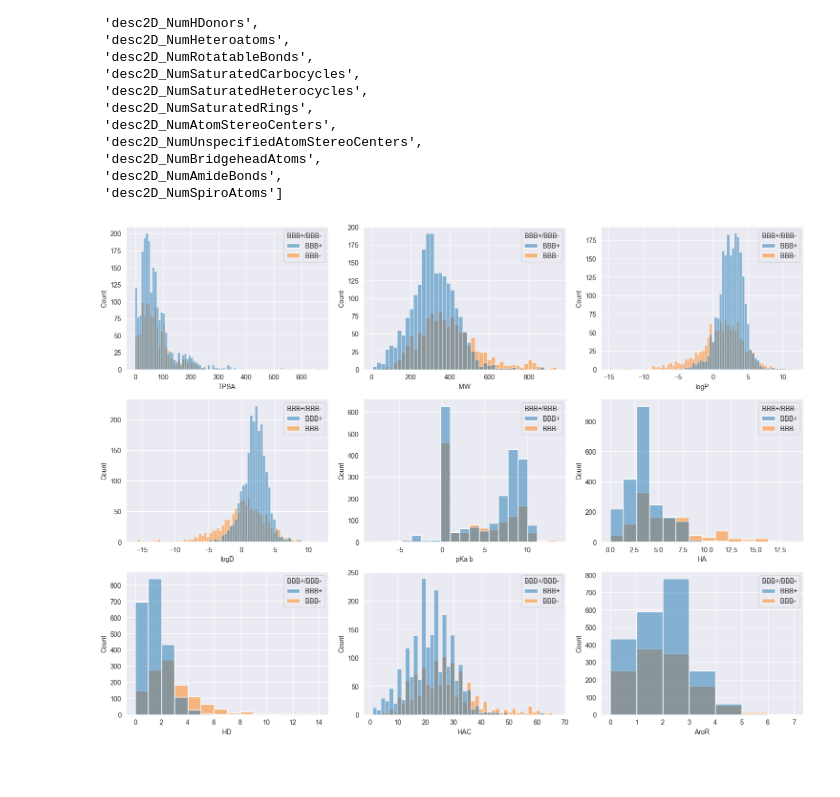
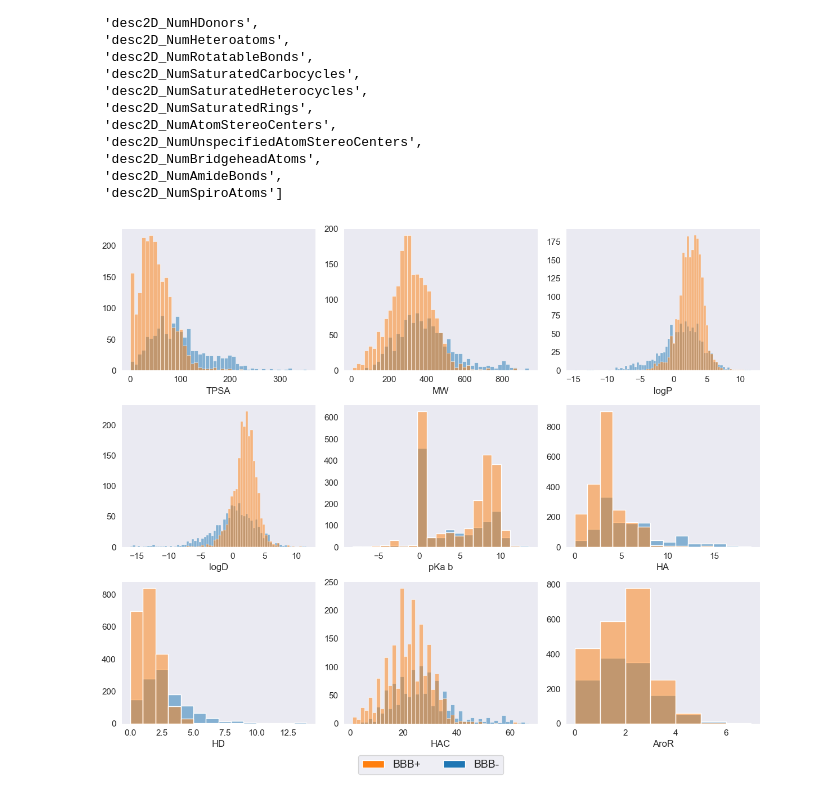
Before and after one commit to ellimilial/cns_db, a Jupyter notebook: b3db_kc/05_exploration.ipynb, the cells around one changed output. Cells and saved outputs as stored; diff of their text form; code cells hidden in the pictures; blank space fills up the shorter version.

```diff
--- a/b3db_kc/05_exploration.ipynb
+++ b/b3db_kc/05_exploration.ipynb
@@ -65,38 +70,62 @@ features_of_interest = [
     #'desc2D_SPS'
 ]
 
 f_rename_dict = {
     'desc2D_TPSA': "TPSA",
     'desc2D_MolWt': "MW",
     'chemaxon_logp': "logP",
     'chemaxon_logd': "logD",
     'chemaxon_pka_b': "pKa b",
     'desc2D_NumHAcceptors': "HA",
     'desc2D_NumHDonors': "HD",
     'desc2D_HeavyAtomCount': "HAC",
     'desc2D_NumAromaticRings': "AroR",
 }
 df_b3db_foi = df_b3db_kc[features_of_interest + ['BBB+/BBB-']].rename(columns=f_rename_dict)
 
 n_cols = 3
 n_rows = len(features_of_interest) // n_cols + (len(features_of_interest) % n_cols > 0)
-
-fig, axes = plt.subplots(n_rows, n_cols, figsize=(15, 11), sharex=False, sharey=False)
+fig, axes = plt.subplots(n_rows, n_cols, figsize=(12, 10), sharex=False, sharey=False)
 
 # Plot each feature's density on a grid
 for i, feature in enumerate(features_of_interest):
     row, col = divmod(i, n_cols)
-    sns.histplot(data=df_b3db_foi, x=f_rename_dict[feature], hue='BBB+/BBB-', fill=True, ax=axes[row, col], bins=  14 if f_rename_dict[feature] in {"HA", "HD"} else 7 if f_rename_dict[feature] == "AroR"  else "auto")
-    #axes[row, col].set_title(f'{feature.split("_", 1)[-1]}')
+    sns.histplot(
+        data=df_b3db_foi, x=f_rename_dict[feature],
+        hue='BBB+/BBB-', fill=True, ax=axes[row, col],
+        bins=14 if f_rename_dict[feature] in {"HA", "HD"} else 7 if f_rename_dict[feature] == "AroR" else "auto",
+        palette={"BBB+": COLOUR_POSITIVE, "BBB-": COLOUR_NEGATIVE},
+        legend=False  # Remove individual legends
+    )
+    # Remove grid from each subplot
+    axes[row, col].grid(False)
+    # Remove "Count" from y-axis
+    axes[row, col].set_ylabel('')
+    axes[row, col].tick_params(axis='both', which='major', labelsize=11)
+    axes[row, col].set_xlabel(axes[row, col].get_xlabel(), fontsize=12)
 
-plt.tight_layout()
+
 # Remove empty subplots if any
 for i in range(len(features_of_interest), n_rows * n_cols):
     fig.delaxes(axes.flatten()[i])
 
+plt.tight_layout()
+
+# Add a single legend to the figure at the bottom center
+# Create custom legend patches
+from matplotlib.patches import Patch
+legend_elements = [
+    Patch(facecolor=COLOUR_POSITIVE, label='BBB+'),
+    Patch(facecolor=COLOUR_NEGATIVE, label='BBB-')
+]
+fig.legend(handles=legend_elements, loc='lower center', bbox_to_anchor=(0.5, 0.0), ncol=2, fontsize=14)
+
+# Adjust layout to make room for the legend
+plt.subplots_adjust(bottom=0.1)
+plt.savefig('figures/figure_6.png', dpi=300, bbox_inches='tight')
+plt.show()
 # Plot the correlation matrix
-
 #sns.pairplot(df_b3db_kc[ features_of_interest + ['BBB+/BBB-']], hue='BBB+/BBB-', markers=["o", "s"])
 # %% [output]
-[figure, old version]
+[figure, new version]
 # %%
```
Also changed, not shown: parts of 4 cells of this notebook, 32 other files.
